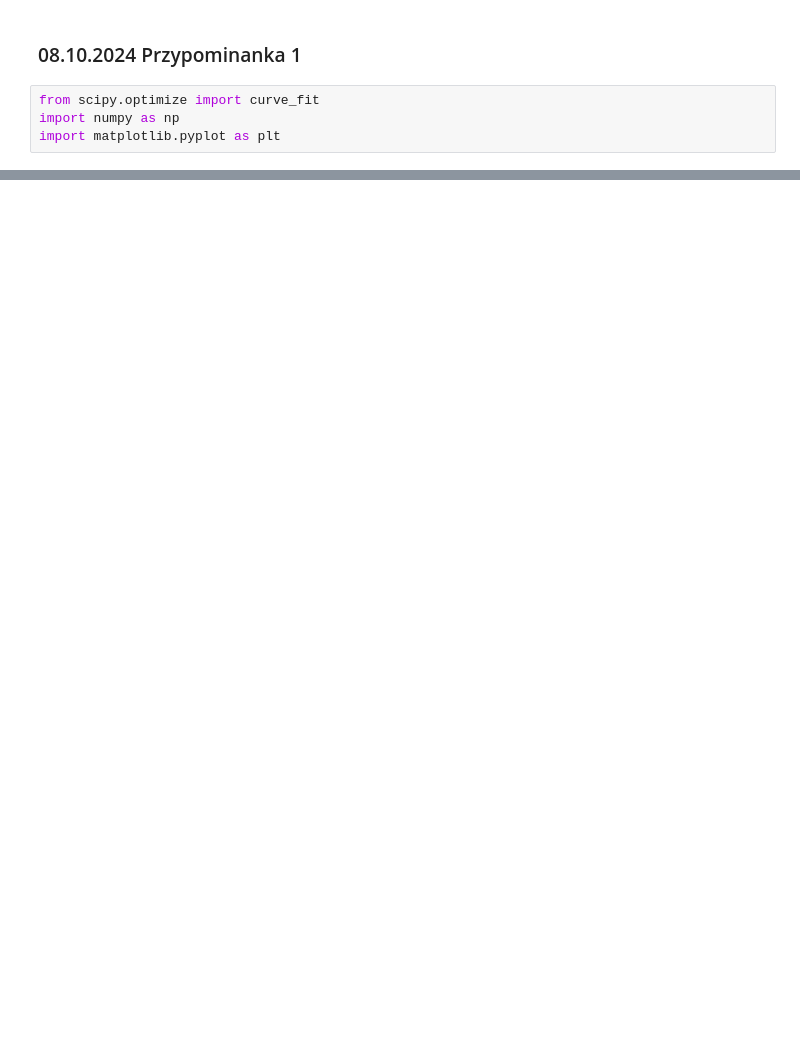
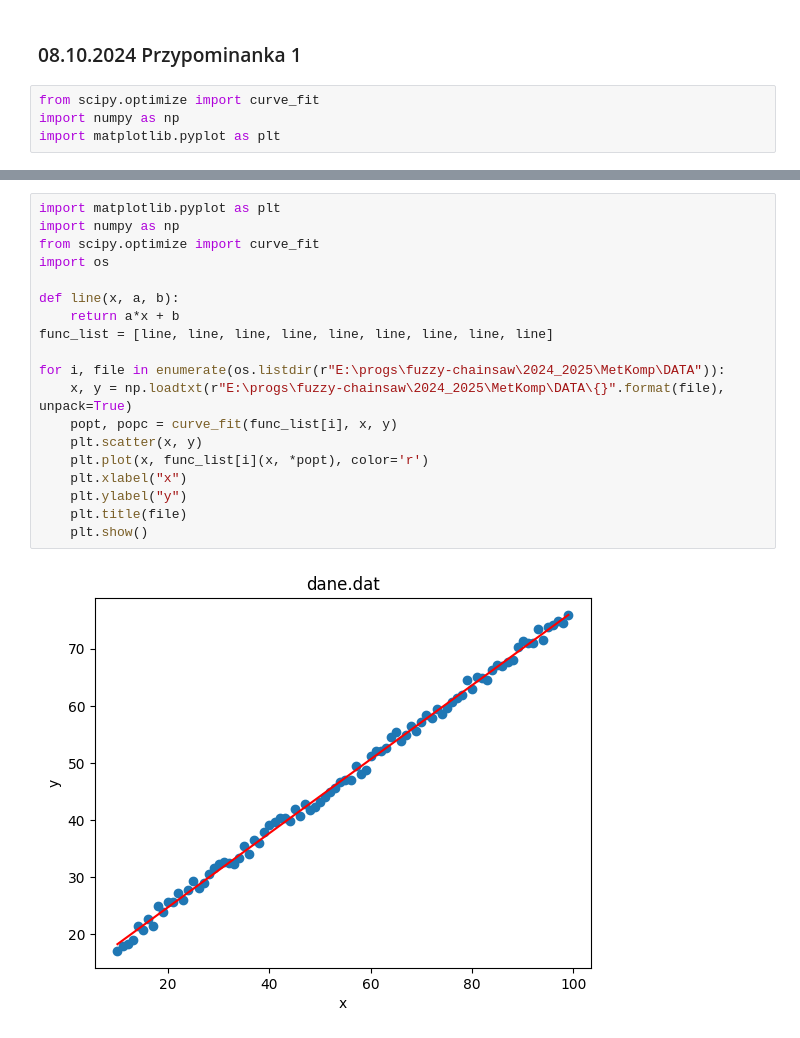
Before and after one commit to ASTR0MNSTR/univ_codes, a Jupyter notebook: 2024_2025/MetKomp/08_10_2024.ipynb, the cells around one changed output, grey strips where cells are left out. Saved outputs shown, nothing was run; the diff lists cells and outputs as text; blank space fills up the shorter version.

```diff
--- a/2024_2025/MetKomp/08_10_2024.ipynb
+++ b/2024_2025/MetKomp/08_10_2024.ipynb
@@ -22,0 +48,21 @@ plt.show()
+# %%
+import matplotlib.pyplot as plt
+import numpy as np
+from scipy.optimize import curve_fit
+import os
+
+def line(x, a, b):
+    return a*x + b
+func_list = [line, line, line, line, line, line, line, line, line]
+
+for i, file in enumerate(os.listdir(r"E:\progs\fuzzy-chainsaw\2024_2025\MetKomp\DATA")):
+    x, y = np.loadtxt(r"E:\progs\fuzzy-chainsaw\2024_2025\MetKomp\DATA\{}".format(file), unpack=True)
+    popt, popc = curve_fit(func_list[i], x, y)
+    plt.scatter(x, y)
+    plt.plot(x, func_list[i](x, *popt), color='r')
+    plt.xlabel("x")
+    plt.ylabel("y")
+    plt.title(file)
+    plt.show()
+# %% [output]
+[figure, added]
```
Also changed, not shown: parts of 3 cells of this notebook, 2 other files.
